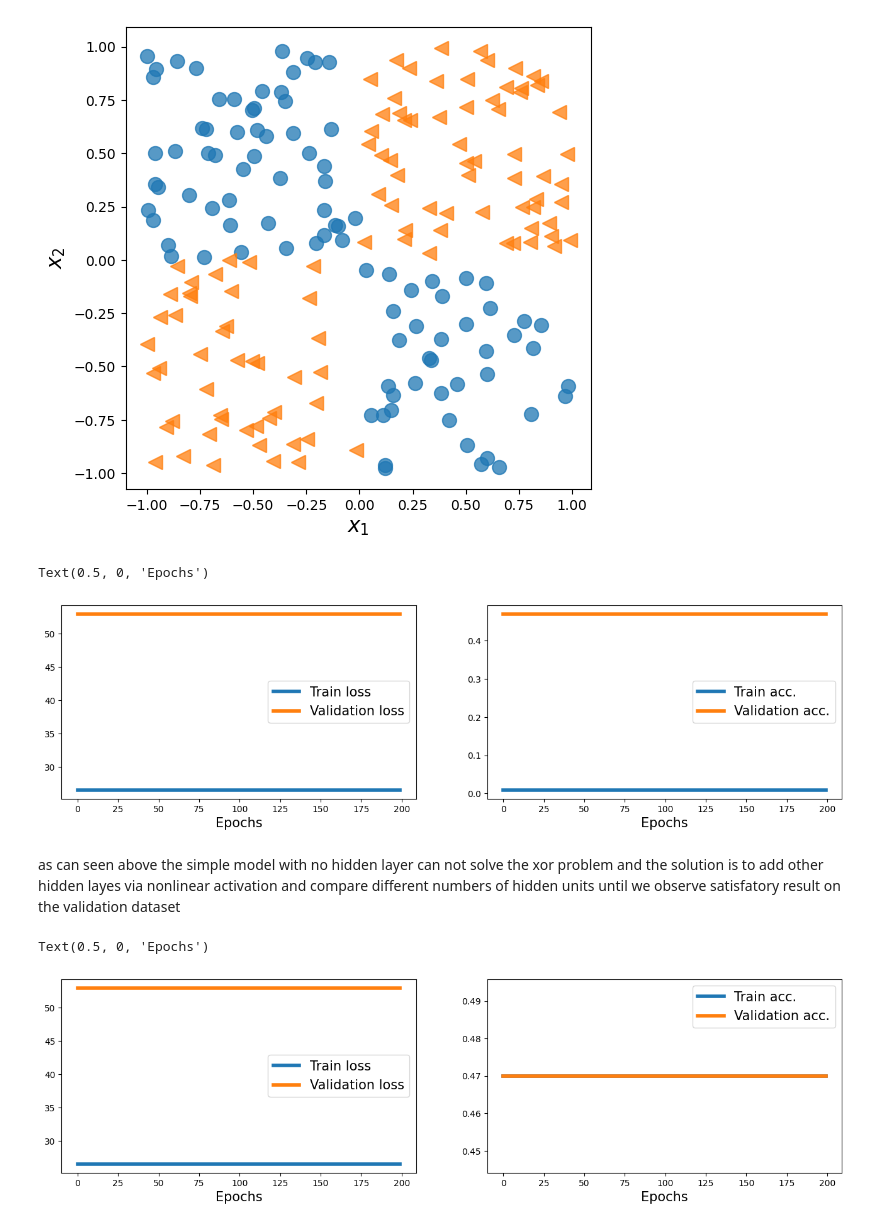
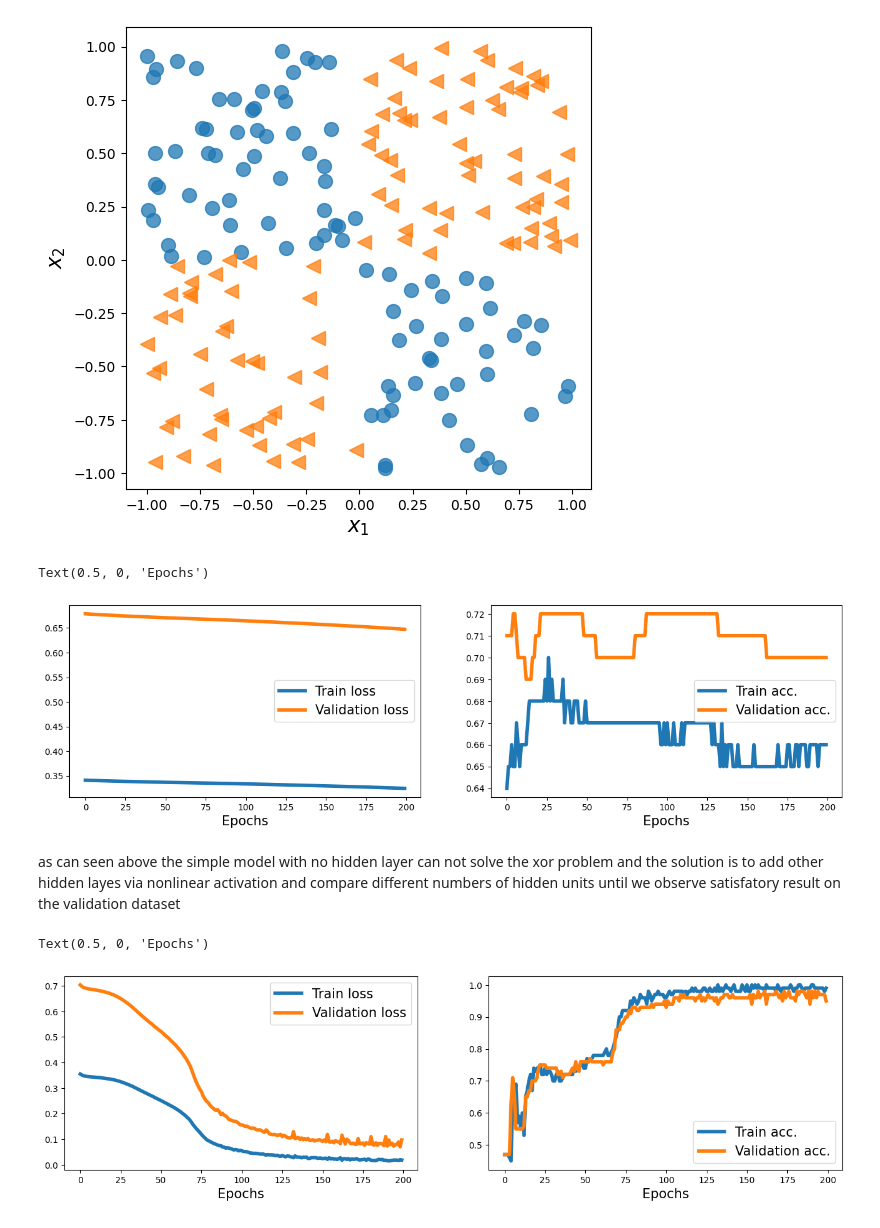
Before and after one commit to Wizard-hash2/GraphLogic, a Jupyter notebook: XOR_classification.ipynb, the cells around one changed output. Drawn from its saved outputs; the diff is of its cells as text; code cells hidden in the pictures.

```diff
--- a/XOR_classification.ipynb
+++ b/XOR_classification.ipynb
@@ -30,7 +30,7 @@ plt.show()
 [figure]
 # %%
 import torch.nn as nn
-model = nn.Sequential(nn.Linear(2,1), nn.Sigmoid())
+model = nn.Sequential(nn.Linear(2, 4), nn.ReLU(), nn.Linear(4, 4), nn.ReLU(), nn.Linear(4, 1), nn.Sigmoid())
 model
 
 #lets initialize crosss enthropy loss function for binary classification and using SGD optimizer
@@ -60,12 +60,13 @@ def train(model, num_epochs, train_dl, x_valid, y_valid):
             pred = model(x_batch)[:, 0]
             loss = loss_fn(pred, y_batch)
             loss.backward()
+
             optimizer.step() #applies sgd update
             optimizer.zero_grad()
             train_loss_hist[epoch] += loss.item()
             is_correct = ((pred>=0.5).float() == y_batch).float()
-            accuracy_hist_train[epoch] += is_correct.sum().item()
-            accuracy_hist_train[epoch] /= n_train
+            accuracy_hist_train[epoch] += is_correct.mean()
+            #accuracy_hist_train[epoch] /= n_train
 
         train_loss_hist[epoch] /= n_train
         accuracy_hist_train[epoch] /= n_train/batch_size
@@ -94,29 +95,31 @@ plt.legend(['Train acc.', 'Validation acc.'], fontsize=15)
 ax.set_xlabel('Epochs', size=15)
 # %% [output]
 Text(0.5, 0, 'Epochs')
-[figure, old version]
+[figure, new version]
 # %% [markdown]
 as can seen above the simple model with no hidden layer can not solve the xor problem and the solution is to add other hidden layes via nonlinear activation and compare different numbers of hidden units until we observe satisfatory result on the validation dataset
 # %%
 
-model = nn.Sequential(nn.Linear(2,4), nn.ReLU(), nn.Linear(4,4), nn.ReLU(), nn.Linear(4,1), nn.ReLU())
+model = nn.Sequential(nn.Linear(2,4), nn.ReLU(), nn.Linear(4,4), nn.ReLU(), nn.Linear(4,1), nn.Sigmoid())
 loss_fn = nn.BCELoss()
-optimizer = torch.optim.SGD(model.parameters(), lr = 0.014)
+optimizer = torch.optim.SGD(model.parameters(), lr = 0.015)
+
+
 history = train(model, num_epochs, train_dl, x_valid,y_valid)
 
 
 
 fig = plt.figure(figsize=(16, 4))
 ax = fig.add_subplot(1, 2, 1)
 plt.plot(history[0], lw=4)
 plt.plot(history[1], lw=4)
 plt.legend(['Train loss', 'Validation loss'], fontsize=15)
 ax.set_xlabel('Epochs', size=15)
 ax = fig.add_subplot(1, 2, 2)
 plt.plot(history[2], lw=4)
 plt.plot(history[3], lw=4)
 plt.legend(['Train acc.', 'Validation acc.'], fontsize=15)
 ax.set_xlabel('Epochs', size=15)
 # %% [output]
 Text(0.5, 0, 'Epochs')
-[figure, old version]
+[figure, new version]
```
Also changed, not shown: parts of 6 cells of this notebook.
